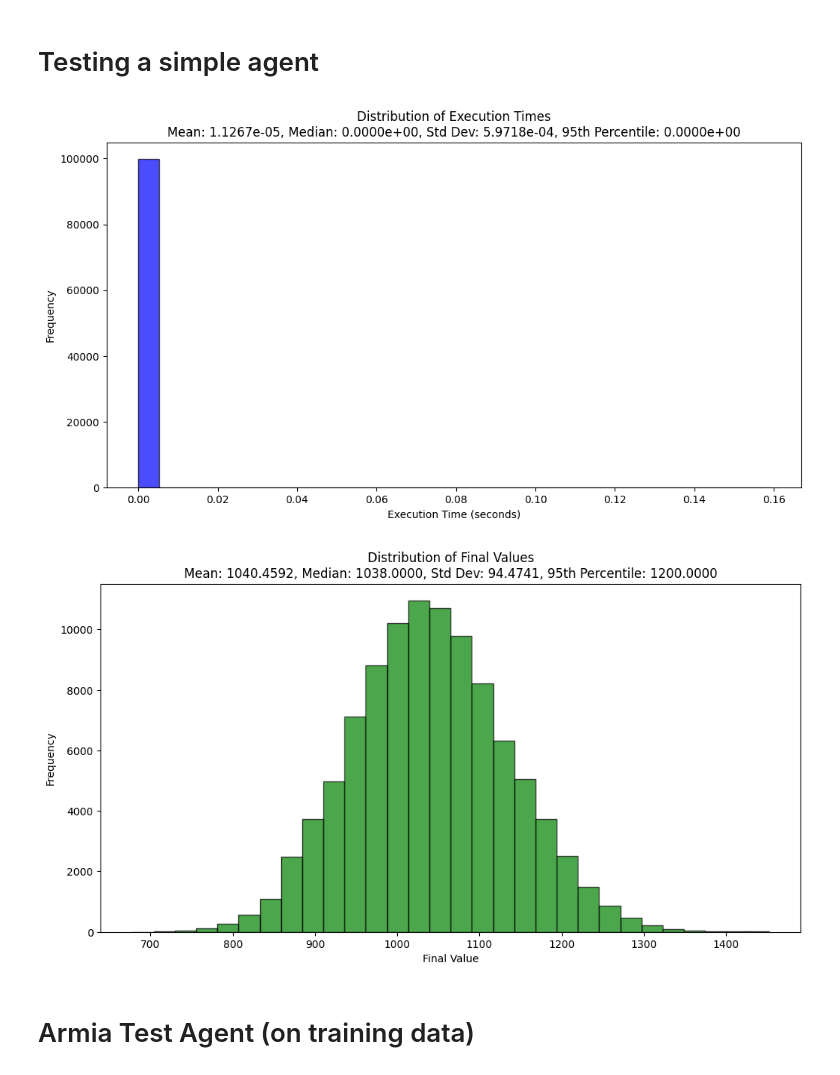
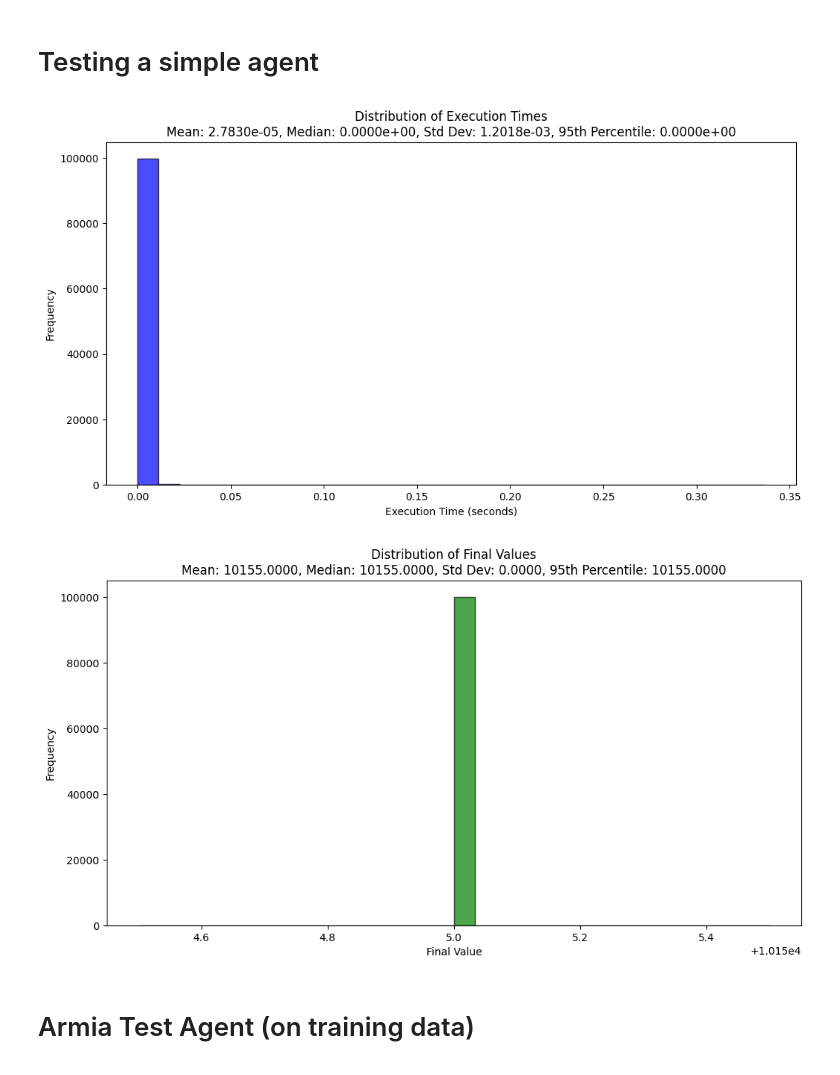
Before and after one commit to UoB-DSMP-2023-24/dsmp-2024-group-19, a Jupyter notebook: Trading/level1Broker_Example.ipynb, the cells around one changed output. Drawn from its saved outputs; the diff is of its cells as text; code cells hidden in the pictures.

```diff
--- a/Trading/level1Broker_Example.ipynb
+++ b/Trading/level1Broker_Example.ipynb
@@ -146,60 +148,26 @@ plt.show()
 # %% [markdown]
 # Testing a simple agent
-# %%
-@njit
-def agent_MA(current_data, current_cash, current_stocks):
-    window = 10
-    ma = current_data[-window:]
-
-    if current_data[-1] > ma:
-        return 2
-    else:
-        return 1
-
-# it approximately takes 1.2e-5 to run one day. that is 10_000 a second
-
-n_runs = 100_000
-times = []
-final_values = []
-
-for i in range(n_runs):
-    # Measure execution time
-    start_time = time.time()
-    num_stocks, cash_value, total_value = broker(agent_MA, test_data, 1000)
-    execution_time = time.time() - start_time
-
-    # Store execution time and final value
-    times.append(execution_time)
-    final_values.append(total_value[-1])
-
-# Summary statistics
-mean_time = np.mean(times)
-median_time = np.median(times)
-std_dev_time = np.std(times)
-percentile_95_time = np.percentile(times, 95)
-
-mean_final_value = np.mean(final_values)
-median_final_value = np.median(final_values)
-std_dev_final_value = np.std(final_values)
-percentile_95_final_value = np.percentile(final_values, 95)
-
-# Plot histograms with labels and titles
-plt.figure(figsize=(12, 6))
-plt.hist(times, bins=30, alpha=0.7, color='blue', edgecolor='black')
-plt.xlabel('Execution Time (seconds)')
-plt.ylabel('Frequency')
-plt.title('Distribution of Execution Times\nMean: {:.4e}, Median: {:.4e}, Std Dev: {:.4e}, 95th Percentile: {:.4e}'.format(mean_time, median_time, std_dev_time, percentile_95_time))
-plt.show()
-
-plt.figure(figsize=(12, 6))
-plt.hist(final_values, bins=30, alpha=0.7, color='green', edgecolor='black')
-plt.xlabel('Final Value')
-plt.ylabel('Frequency')
-plt.title('Distribution of Final Values\nMean: {:.4f}, Median: {:.4f}, Std Dev: {:.4f}, 95th Percentile: {:.4f}'.format(mean_final_value, median_final_value, std_dev_final_value, percentile_95_final_value))
-plt.show()
-# %% [output]
-[figure, removed]
-[figure, removed]
+# %%
+@njit
+def agent_MA(current_data, current_cash, current_stocks):
+    window = 10
+    if len(current_data) == 0:
+        return 0
+    ma = np.mean(current_data[-window:])
+
+    eps = 0
+    if current_data[-1] > ma + eps:
+        return 2
+    elif current_data[-1] < ma - eps:
+        return 1
+    else:
+        return 0
+
+# 2.75e-5 per run
+analyse_agent(test_data, agent_MA)
+# %% [output]
+[figure, added]
+[figure, added]
 # %% [markdown]
 # Armia Test Agent (on training data)
 # %%
```
Also changed, not shown: parts of 12 cells of this notebook.
